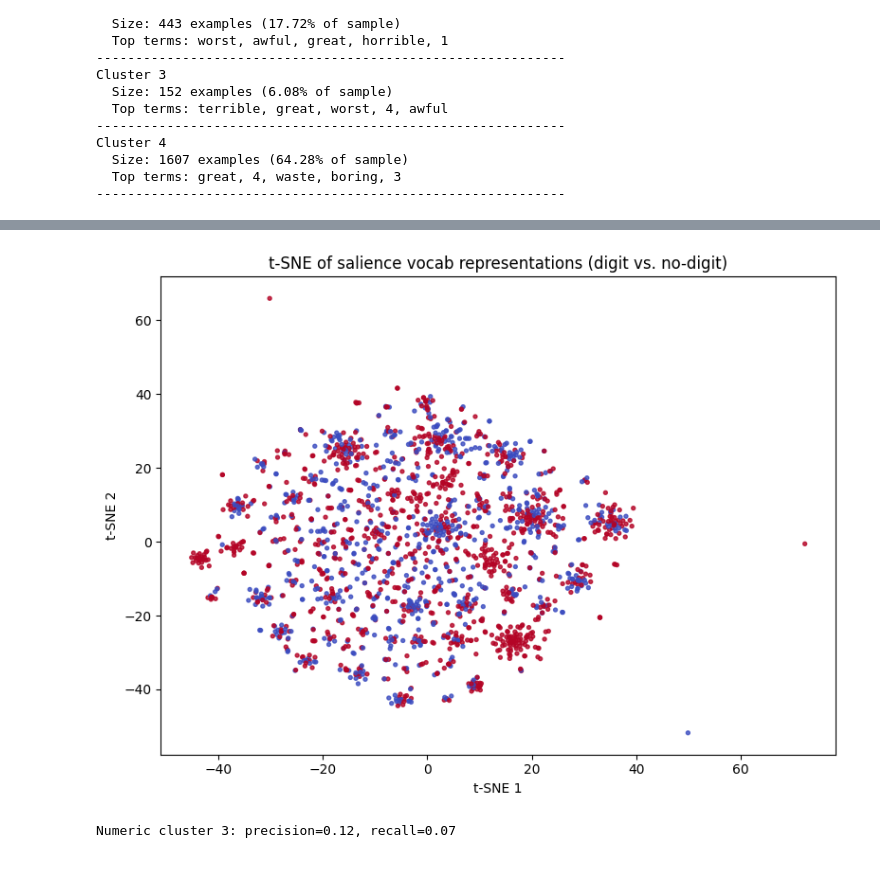
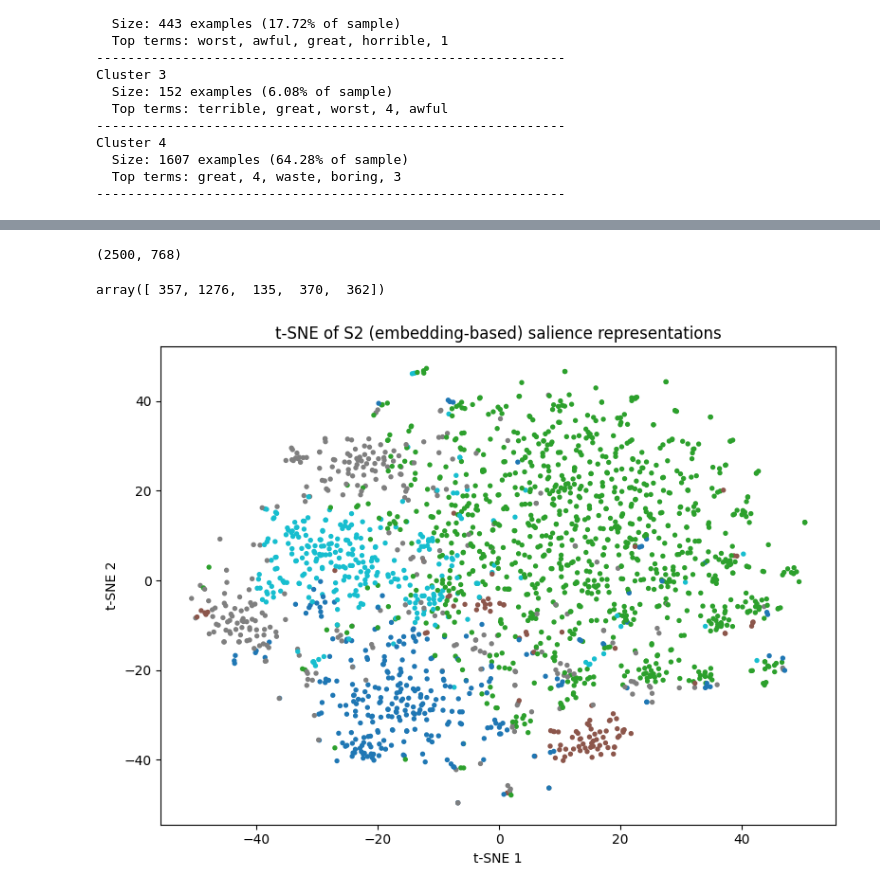
Before and after one commit to leusb/BT, a Jupyter notebook: Clustering.ipynb, the cells around one changed output, grey strips where cells are left out. Cells and saved outputs as stored; diff of their text form; code cells hidden in the pictures.

```diff
--- a/Clustering.ipynb
+++ b/Clustering.ipynb
@@ -370,0 +444,2 @@ cluster_ids = kmeans.fit_predict(R_vocab)
+# %%
+cluster_ids, kmeans = cluster_salience(R_vocab, n_clusters=5)
@@ -461,59 +728,44 @@ for c in range(n_clusters):
+# %%
+R_emb = build_R_emb_from_R_vocab(R_vocab, model)
+R_emb.shape   # -> (N, d) e.g. (2500, 768)
+# %% [output]
+(2500, 768)
+# %%
+from sklearn.cluster import KMeans
+
+n_clusters = 5
+kmeans_emb = KMeans(n_clusters=n_clusters, random_state=0, n_init="auto")
+cluster_ids_emb = kmeans_emb.fit_predict(R_emb)
+np.bincount(cluster_ids_emb)
+# %% [output]
+array([ 357, 1276,  135,  370,  362])
 # %%
 from sklearn.manifold import TSNE
+import matplotlib.pyplot as plt
+import numpy as np
 
-def plot_tsne_with_digits(R_vocab, texts, sample_size=2000):
-    n = min(sample_size, R_vocab.shape[0])
-    R_sub = R_vocab[:n]
-    texts_sub = texts[:n]
+def plot_tsne_S2(R_emb, cluster_ids, sample_size=2000):
+    n = min(sample_size, R_emb.shape[0])
+    R_sub = R_emb[:n]
+    c_sub = cluster_ids[:n]
 
     tsne = TSNE(
         n_components=2,
         init="random",
         learning_rate="auto",
         perplexity=30,
         random_state=0,
     )
     coords = tsne.fit_transform(R_sub)
 
-    # Color points depending on whether text contains digits
-    has_digit = np.array([int(any(ch.isdigit() for ch in t)) for t in texts_sub])
-
     plt.figure(figsize=(8, 6))
-    plt.scatter(
-        coords[:, 0],
-        coords[:, 1],
-        c=has_digit,
-        s=8,
-        cmap="coolwarm",
-        alpha=0.8,
-    )
+    plt.scatter(coords[:, 0], coords[:, 1], c=c_sub, s=8, cmap="tab10")
     plt.xlabel("t-SNE 1")
     plt.ylabel("t-SNE 2")
-    plt.title("t-SNE of salience vocab representations (digit vs. no-digit)")
+    plt.title("t-SNE of S2 (embedding-based) salience representations")
     plt.tight_layout()
     plt.show()
 
-plot_tsne_with_digits(R_vocab, texts_neg)
+plot_tsne_S2(R_emb, cluster_ids_emb)
 # %% [output]
-[figure, old version]
+[figure, new version]
-# %%
-import re
-
-rating_pattern = re.compile(r"\b\d+\s*/\s*10\b|\b\d+\s*star[s]?\b|\brating\b", re.IGNORECASE)
-
-def is_numeric_example(text):
-    return bool(rating_pattern.search(text))
-
-labels_numeric = np.array([is_numeric_example(t) for t in texts_neg])
-
-# identify numeric cluster: the one whose top tokens are mostly digits
-numeric_cluster_id = 3  # adjust after looking at describe_clusters
-
-cluster_mask = (np.array(cluster_ids) == numeric_cluster_id)
-
-precision = labels_numeric[cluster_mask].mean() if cluster_mask.any() else 0.0
-recall = (labels_numeric[cluster_mask].sum() / labels_numeric.sum()) if labels_numeric.sum() > 0 else 0.0
-
-print(f"Numeric cluster {numeric_cluster_id}: precision={precision:.2f}, recall={recall:.2f}")
-# %% [output]
-Numeric cluster 3: precision=0.12, recall=0.07
```
Also changed, not shown: parts of 40 cells of this notebook.
